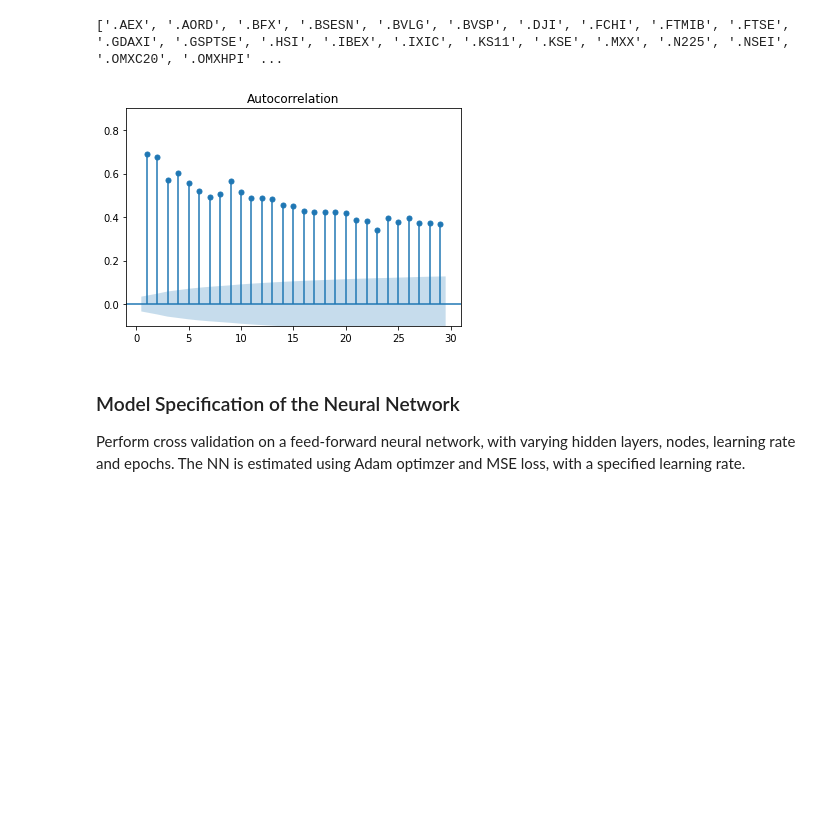
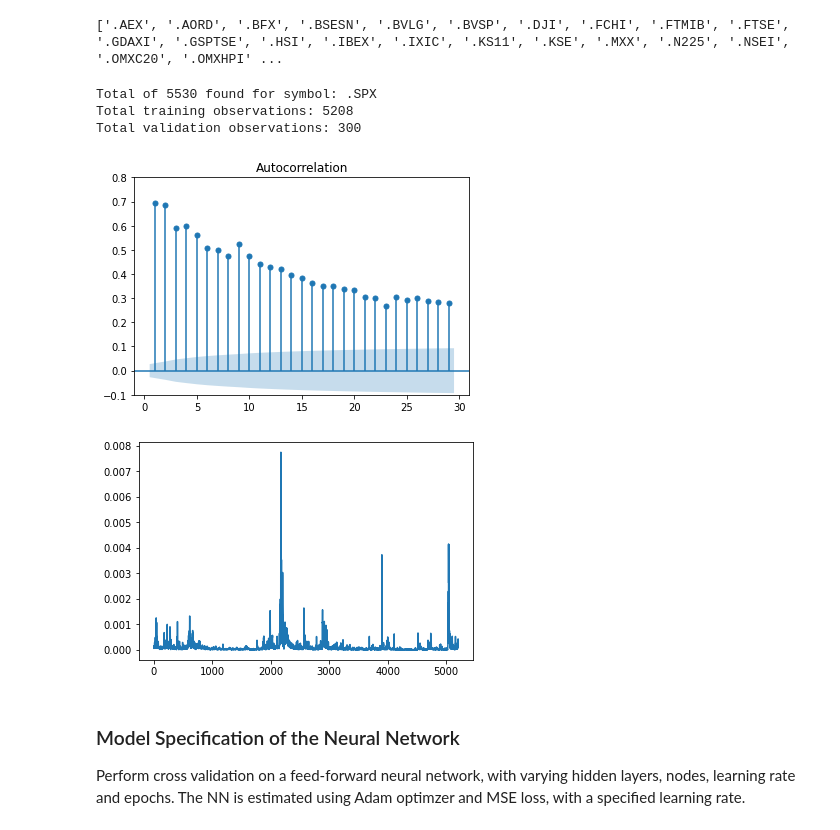
Before and after one commit to CodingNoob234/casestudy-neural-networks, a Jupyter notebook: main.ipynb, the cells around one changed output. Drawn from its saved outputs; the diff is of its cells as text; code cells hidden in the pictures; blank space fills up the shorter version.

Commit message:
added option to pass absolute number of test or training data

```diff
--- a/main.ipynb
+++ b/main.ipynb
@@ -44,22 +44,34 @@ print(get_tickers_in_data())
 # %%
 # fetch data through yahoo finance API, compute features, split into training and validation subsets
 # ... for both NN and HAR
 
 ticker = ".SPX"
+
 # data = get_rv_from_yahoo(ticker)
 # or use ...
 data = get_rv_from_data(ticker)
 n_observations = len(data)
 print(f"Total of {n_observations} found for symbol: {ticker}")
 
-data_nn_train, data_nn_val, data_har_train, data_har_val = pre_process_all_data(data, train_size=.6)
+# data_nn_train, data_nn_val, data_har_train, data_har_val = pre_process_all_data(data, train_size=.8)
+data_nn_train, data_nn_val, data_har_train, data_har_val = pre_process_all_data(data, test_size = 300)
+
+train_observations, test_observations = len(data_nn_train), len(data_nn_val)
+print(f"Total training observations: {train_observations}")
+print(f"Total validation observations: {test_observations}")
 
 # to determine gap used in TimeSeriesSplit
 plot_acf(data_har_train.y, lags = range(1, 30))
-plt.ylim(-0.1, 0.9)
+plt.ylim(-0.1, 0.8)
 plt.show()
+plt.plot(data_har_train.y)
+plt.show()
 # %% [output]
+Total of 5530 found for symbol: .SPX
+Total training observations: 5208
+Total validation observations: 300
-[figure, old version]
+[figure, new version]
+[figure, added]
 # %% [markdown]
 ### Model Specification of the Neural Network
 Perform cross validation on a feed-forward neural network, with varying hidden layers, nodes, learning rate and epochs.
```
Also changed, not shown: parts of 3 cells of this notebook, 2 other files.
